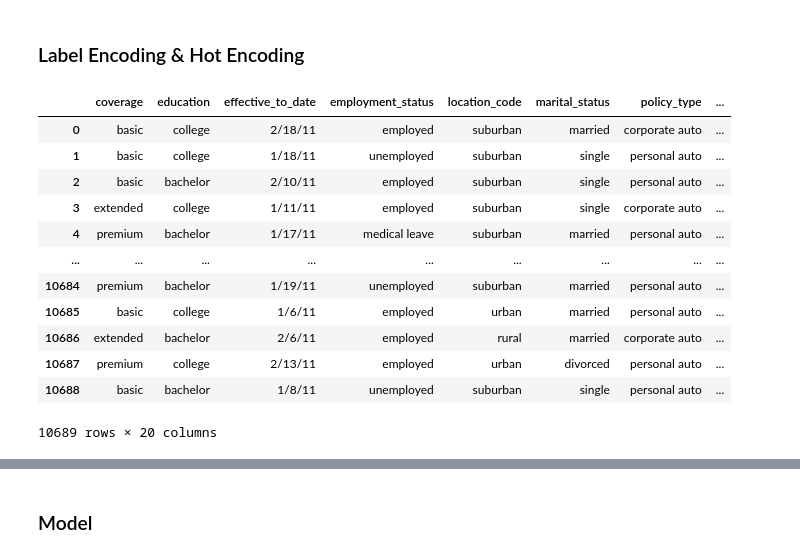
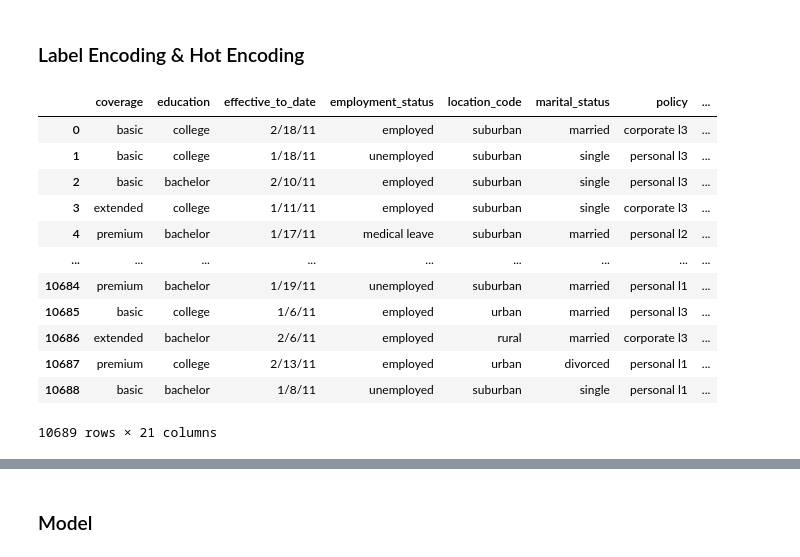
Before and after one commit to jagiussani/JuanLabs, a Jupyter notebook: Forth Week/Model Evaluation & Improving.ipynb, the cells around one changed output, grey strips where cells are left out. Saved outputs shown, nothing was run; the diff lists cells and outputs as text; code cells hidden in the pictures.

```diff
--- a/Forth Week/Model Evaluation & Improving.ipynb
+++ b/Forth Week/Model Evaluation & Improving.ipynb
@@ -275,22 +275,22 @@ sns.scatterplot(x="monthly_premium_auto", y="total_claim_amount", data=numerical
 ### Label Encoding & Hot Encoding
 # %%
 # converting nominal values
-dummies = pd.get_dummies(categorical, columns=['response', 'gender','month','sales_channel', 'region'], drop_first=True)
+dummies = pd.get_dummies(categorical, columns=['response', 'gender','month','sales_channel', 'region', 'policy_type'], drop_first=True)
 dummies
 # %% [output]
-|  | coverage | education | effective_to_date | employment_status | location_code | marital_status | policy_type | ... |
-| 0 | basic | college | 2/18/11 | employed | suburban | married | corporate auto | ... |
-| 1 | basic | college | 1/18/11 | unemployed | suburban | single | personal auto | ... |
-| 2 | basic | bachelor | 2/10/11 | employed | suburban | single | personal auto | ... |
-| 3 | extended | college | 1/11/11 | employed | suburban | single | corporate auto | ... |
-| 4 | premium | bachelor | 1/17/11 | medical leave | suburban | married | personal auto | ... |
+|  | coverage | education | effective_to_date | employment_status | location_code | marital_status | policy | ... |
+| 0 | basic | college | 2/18/11 | employed | suburban | married | corporate l3 | ... |
+| 1 | basic | college | 1/18/11 | unemployed | suburban | single | personal l3 | ... |
+| 2 | basic | bachelor | 2/10/11 | employed | suburban | single | personal l3 | ... |
+| 3 | extended | college | 1/11/11 | employed | suburban | single | corporate l3 | ... |
+| 4 | premium | bachelor | 1/17/11 | medical leave | suburban | married | personal l2 | ... |
 | ... | ... | ... | ... | ... | ... | ... | ... | ... |
-| 10684 | premium | bachelor | 1/19/11 | unemployed | suburban | married | personal auto | ... |
-| 10685 | basic | college | 1/6/11 | employed | urban | married | personal auto | ... |
-| 10686 | extended | bachelor | 2/6/11 | employed | rural | married | corporate auto | ... |
-| 10687 | premium | college | 2/13/11 | employed | urban | divorced | personal auto | ... |
-| 10688 | basic | bachelor | 1/8/11 | unemployed | suburban | single | personal auto | ... |
+| 10684 | premium | bachelor | 1/19/11 | unemployed | suburban | married | personal l1 | ... |
+| 10685 | basic | college | 1/6/11 | employed | urban | married | personal l3 | ... |
+| 10686 | extended | bachelor | 2/6/11 | employed | rural | married | corporate l3 | ... |
+| 10687 | premium | college | 2/13/11 | employed | urban | divorced | personal l1 | ... |
+| 10688 | basic | bachelor | 1/8/11 | unemployed | suburban | single | personal l1 | ... |
-10689 rows × 20 columns
+10689 rows × 21 columns
 # %%
 # converting ordinal values
 
```
Also changed, not shown: parts of 28 cells of this notebook.
